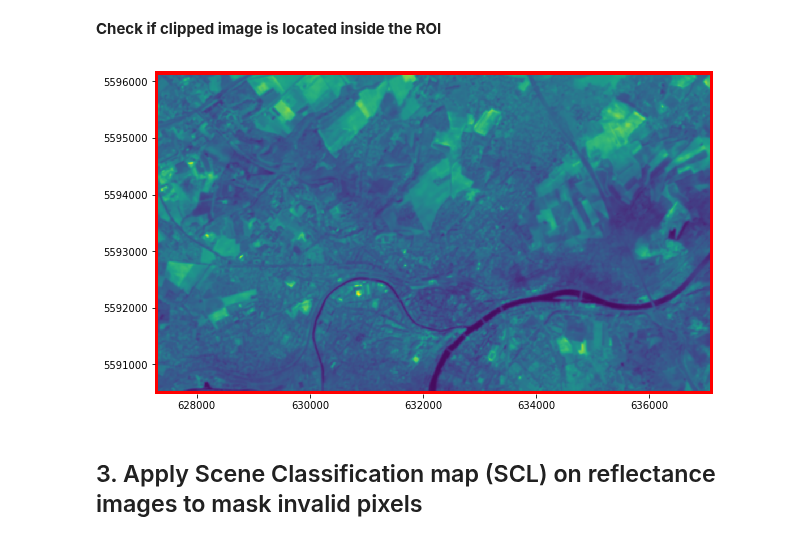
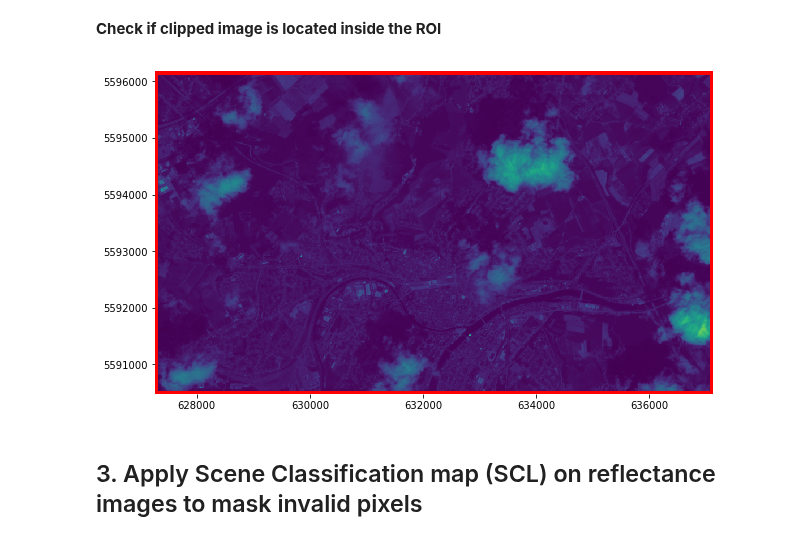
Before and after one commit to nicolasdeffense/eo-toolbox, a Jupyter notebook: notebooks/4_Sentinel_2_preprocessing/sentinel_2_prepro.ipynb, the cells around one changed output. Saved outputs shown, nothing was run; the diff lists cells and outputs as text; code cells hidden in the pictures.

```diff
--- a/notebooks/4_Sentinel_2_preprocessing/sentinel_2_prepro.ipynb
+++ b/notebooks/4_Sentinel_2_preprocessing/sentinel_2_prepro.ipynb
@@ -301,17 +306,24 @@ print('--> All images are clipped !')
 # %%
 fig, ax = plt.subplots(1, 1, figsize=(10,10))
 
 # Plot image
-im_file = glob.glob(f'{clipped_path}*_B*.tif')[0]
+
+# First image of the list
+#im_file = glob.glob(f'{clipped_path}*_B*.tif')[0]
+
+# A cloudy image
+im_file = glob.glob(f'{clipped_path}*20200621*B04*.tif')[0]
+
+
 src = rasterio.open(im_file, "r")
 rasterio.plot.show(src, ax=ax)
 
 # Plot vector
 roi_gdf.plot(facecolor='none', edgecolor='red', linewidth = 6, ax=ax)
 
 plt.box(False)
 # %% [output]
-[figure, old version]
+[figure, new version]
 # %% [markdown]
 ## 3. Apply Scene Classification map (SCL) on reflectance images to mask invalid pixels
 # %% [markdown]
```
Also changed, not shown: parts of 8 cells of this notebook, 6 other files.
